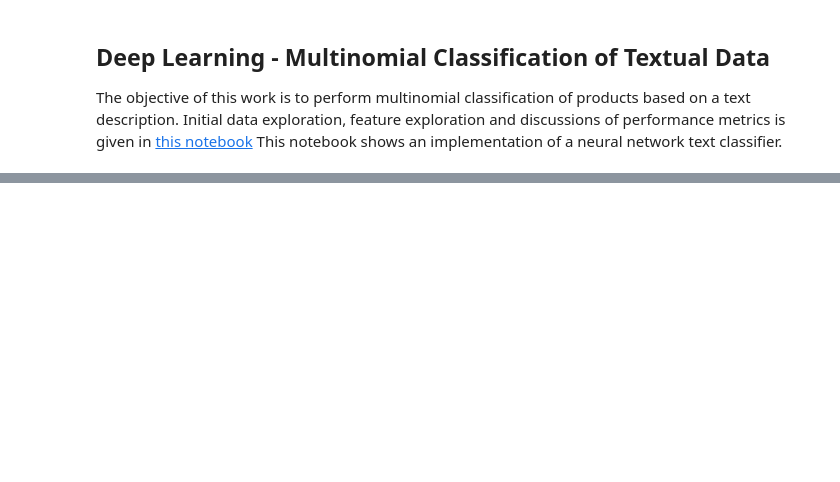
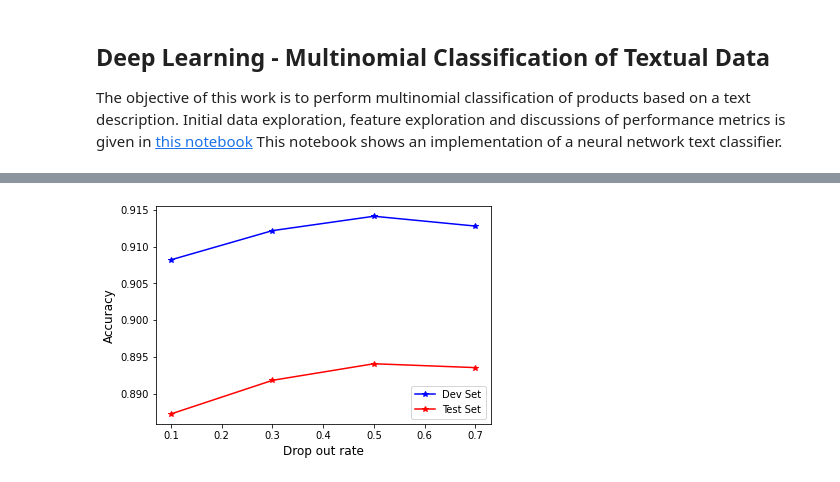
Before and after one commit to amrdixon/text_classification, a Jupyter notebook: text_classification_nn.ipynb, the cells around one changed output, grey strips where cells are left out. Cells and saved outputs as stored; diff of their text form; code cells hidden in the pictures; blank space fills up the shorter version.

Commit message:
Added nn tuning of dropout regularization for improved performance.

```diff
--- a/text_classification_nn.ipynb
+++ b/text_classification_nn.ipynb
@@ -191,0 +221,35 @@ Test Set Accuracy:  0.8841649889945984
+# %%
+#run all possible params
+session_num = 0
+dev_accuracy_all = []
+test_accuracy_all = []
+drop_out_rates = [0.1, 0.3, 0.5, 0.7]
+for dropout_rate in drop_out_rates:
+    hparams = {
+        'HP_DROPOUT': dropout_rate
+    }
+    run_name = "run-%d" % session_num
+    print('--- Starting trial: %s' % run_name)
+    print({k: hparams[k] for k in hparams.keys()})
+
+    #train this model
+    this_model = TextClassifierNN(hparams = hparams)
+
+    #measure dev accuracy
+    dev_accuracy = this_model.evaluate_model(this_model.dev_ds)
+    dev_accuracy_all.append(dev_accuracy)
+
+    #measure test accuracy
+    test_accuracy = this_model.evaluate_model()
+    test_accuracy_all.append(test_accuracy)
+
+    #save model so we can reload the optimal choice later
+#     filename = ''
+#     for k in hparams.keys():
+#         filename = filename + k+'{:f}'.format(hparams[k])
+    models_folder = Path("./models_folder/")
+    filename = 'session_num' + str(session_num) + '.h5'
+    saved_model_filepath = models_folder / filename
+    this_model.save_model(saved_model_filepath)
+
+    session_num += 1
@@ -191,0 +274,11 @@ Test Set Accuracy:  0.8841649889945984
+# %%
+#plot dev and test accuracy for the dropout sweep
+
+plt.plot(drop_out_rates, dev_accuracy_all, '-*b')
+plt.plot(drop_out_rates, test_accuracy_all, '-*r')
+plt.xlabel('Drop out rate', fontsize='large')
+plt.ylabel('Accuracy', fontsize='large')
+plt.legend(['Dev Set', 'Test Set'])
+plt.show()
+# %% [output]
+[figure, added]
```
Also changed, not shown: parts of 18 cells of this notebook.
